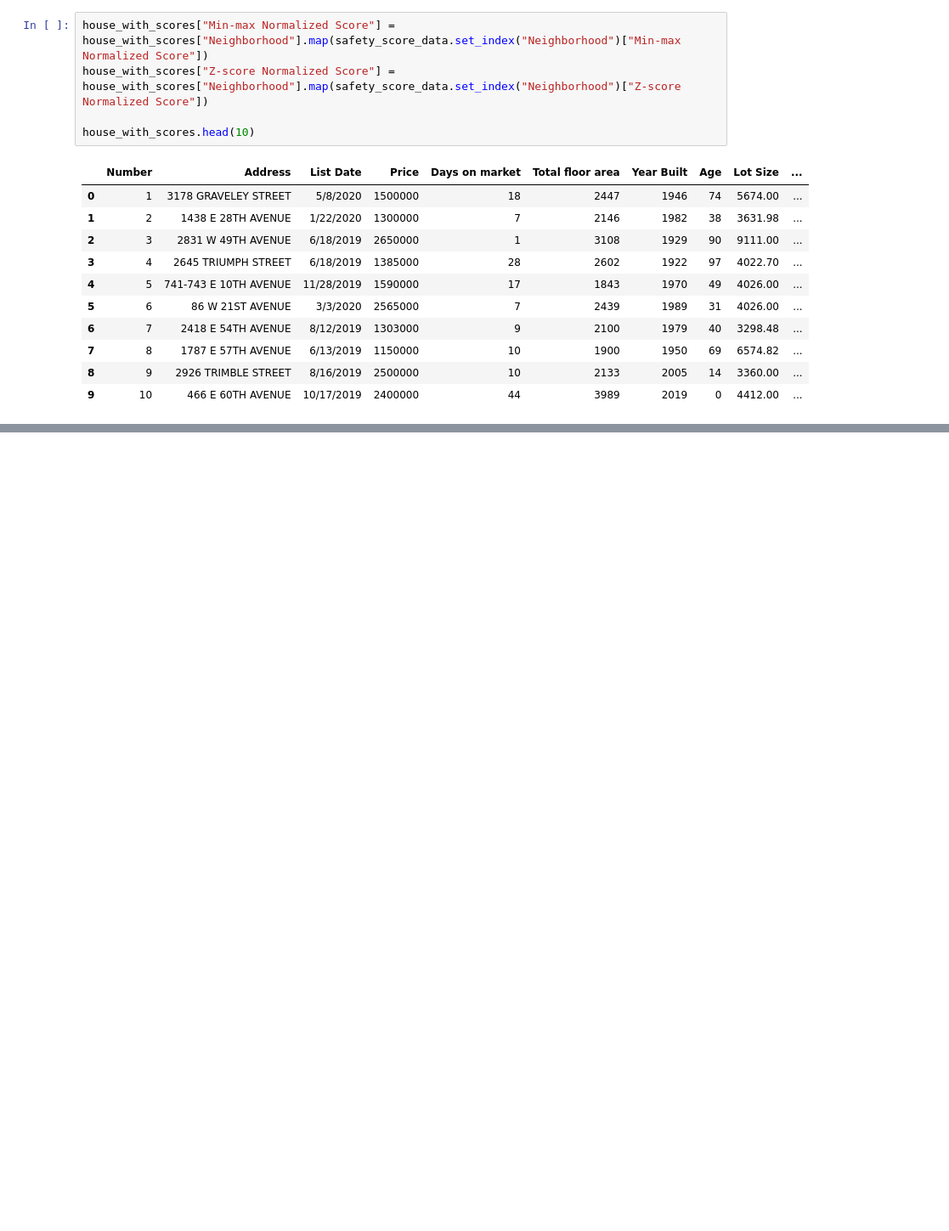
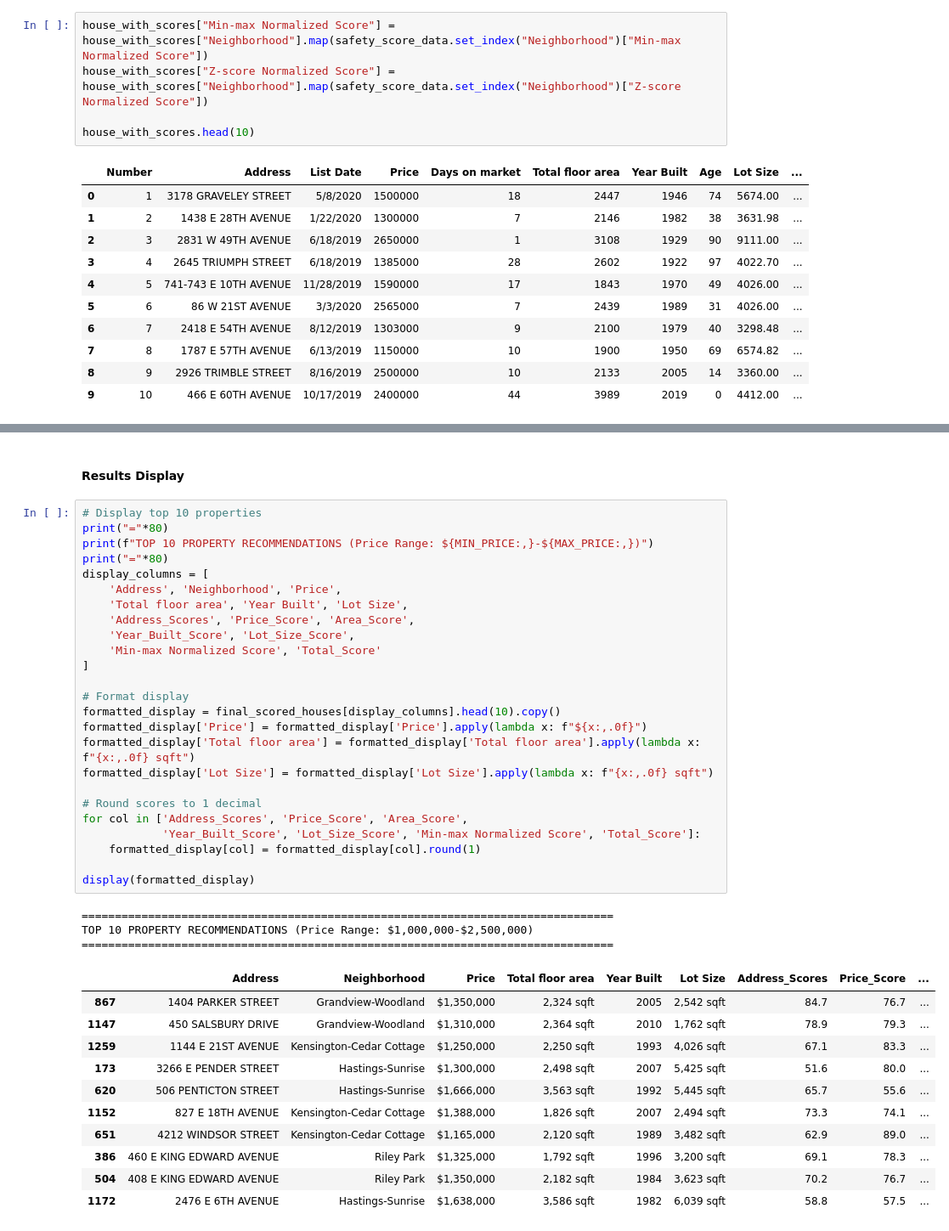
Before and after one commit to LozMov/project, a Jupyter notebook: house_score_system.ipynb, the cells around one changed output, grey strips where cells are left out. Shown: that part at 85% size. Saved outputs shown, nothing was run; the diff lists cells and outputs as text; blank space fills up the shorter version.

```diff
--- a/house_score_system.ipynb
+++ b/house_score_system.ipynb
@@ -84,0 +185,42 @@ house_with_scores.head(10)
+# %% [markdown]
+#### Results Display
+# %%
+# Display top 10 properties
+print("="*80)
+print(f"TOP 10 PROPERTY RECOMMENDATIONS (Price Range: ${MIN_PRICE:,}-${MAX_PRICE:,})")
+print("="*80)
+display_columns = [
+    'Address', 'Neighborhood', 'Price',
+    'Total floor area', 'Year Built', 'Lot Size',
+    'Address_Scores', 'Price_Score', 'Area_Score',
+    'Year_Built_Score', 'Lot_Size_Score',
+    'Min-max Normalized Score', 'Total_Score'
+]
+
+# Format display
+formatted_display = final_scored_houses[display_columns].head(10).copy()
+formatted_display['Price'] = formatted_display['Price'].apply(lambda x: f"${x:,.0f}")
+formatted_display['Total floor area'] = formatted_display['Total floor area'].apply(lambda x: f"{x:,.0f} sqft")
+formatted_display['Lot Size'] = formatted_display['Lot Size'].apply(lambda x: f"{x:,.0f} sqft")
+
+# Round scores to 1 decimal
+for col in ['Address_Scores', 'Price_Score', 'Area_Score',
+            'Year_Built_Score', 'Lot_Size_Score', 'Min-max Normalized Score', 'Total_Score']:
+    formatted_display[col] = formatted_display[col].round(1)
+
+display(formatted_display)
+# %% [output]
+================================================================================
+TOP 10 PROPERTY RECOMMENDATIONS (Price Range: $1,000,000-$2,500,000)
+================================================================================
+|  | Address | Neighborhood | Price | Total floor area | Year Built | Lot Size | Address_Scores | Price_Score | ... |
+| 867 | 1404 PARKER STREET | Grandview-Woodland | $1,350,000 | 2,324 sqft | 2005 | 2,542 sqft | 84.7 | 76.7 | ... |
+| 1147 | 450 SALSBURY DRIVE | Grandview-Woodland | $1,310,000 | 2,364 sqft | 2010 | 1,762 sqft | 78.9 | 79.3 | ... |
+| 1259 | 1144 E 21ST AVENUE | Kensington-Cedar Cottage | $1,250,000 | 2,250 sqft | 1993 | 4,026 sqft | 67.1 | 83.3 | ... |
+| 173 | 3266 E PENDER STREET | Hastings-Sunrise | $1,300,000 | 2,498 sqft | 2007 | 5,425 sqft | 51.6 | 80.0 | ... |
+| 620 | 506 PENTICTON STREET | Hastings-Sunrise | $1,666,000 | 3,563 sqft | 1992 | 5,445 sqft | 65.7 | 55.6 | ... |
+| 1152 | 827 E 18TH AVENUE | Kensington-Cedar Cottage | $1,388,000 | 1,826 sqft | 2007 | 2,494 sqft | 73.3 | 74.1 | ... |
+| 651 | 4212 WINDSOR STREET | Kensington-Cedar Cottage | $1,165,000 | 2,120 sqft | 1989 | 3,482 sqft | 62.9 | 89.0 | ... |
+| 386 | 460 E KING EDWARD AVENUE | Riley Park | $1,325,000 | 1,792 sqft | 1996 | 3,200 sqft | 69.1 | 78.3 | ... |
+| 504 | 408 E KING EDWARD AVENUE | Riley Park | $1,350,000 | 2,182 sqft | 1984 | 3,623 sqft | 70.2 | 76.7 | ... |
+| 1172 | 2476 E 6TH AVENUE | Hastings-Sunrise | $1,638,000 | 3,586 sqft | 1982 | 6,039 sqft | 58.8 | 57.5 | ... |
```
Also changed, not shown: parts of 8 cells of this notebook.
